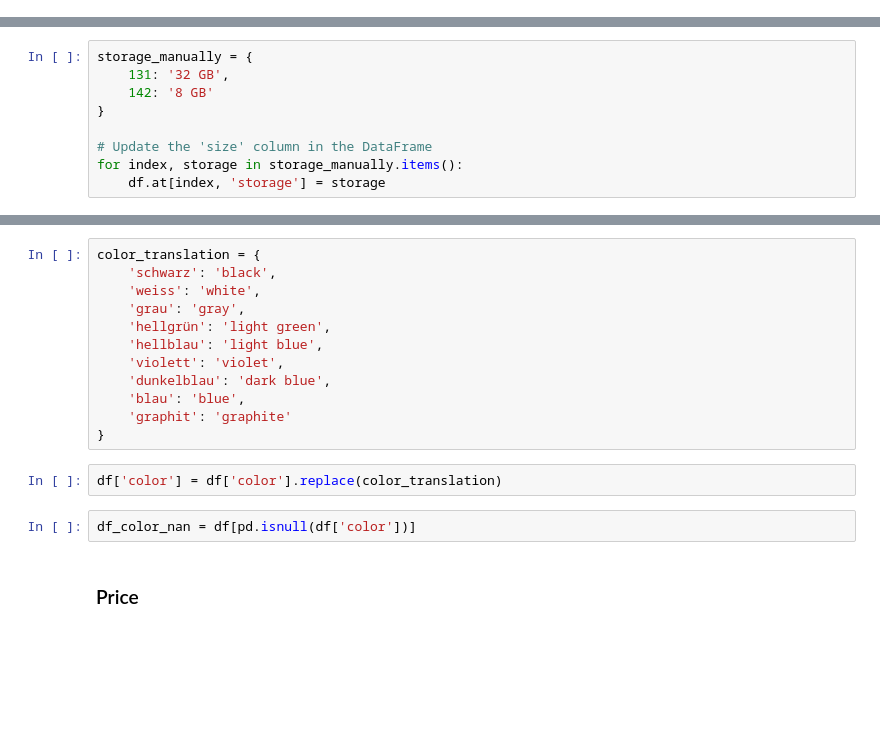
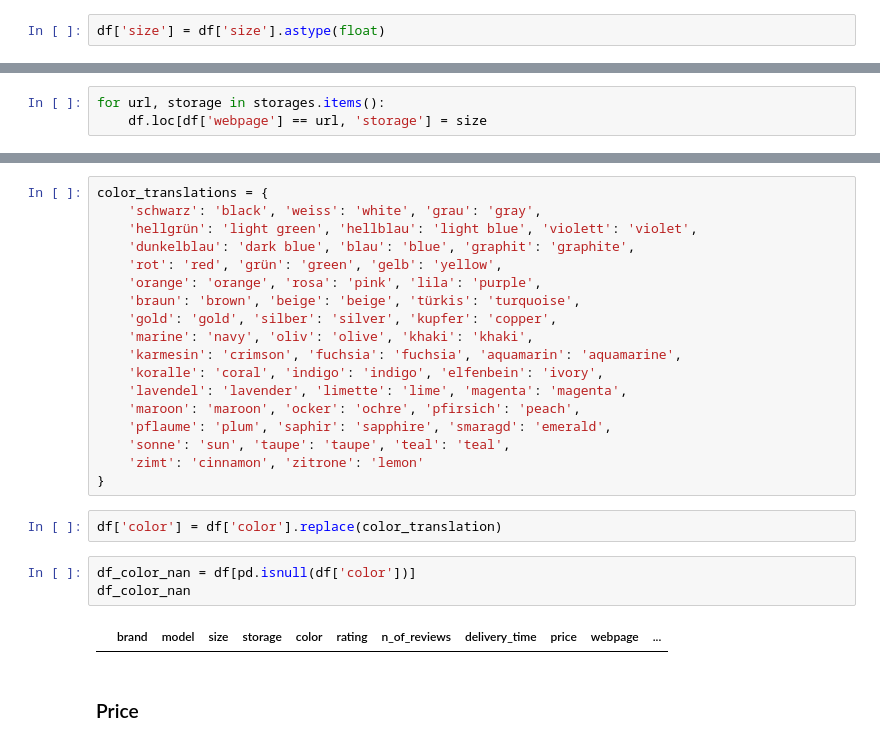
Before and after one commit to AlainRBurkhard/CIP_project, a Jupyter notebook: mediamarkt_cleaning.ipynb, the cells around one changed output, grey strips where cells are left out. Saved outputs shown, nothing was run; the diff lists cells and outputs as text; blank space fills up the shorter version.

```diff
--- a/mediamarkt_cleaning.ipynb
+++ b/mediamarkt_cleaning.ipynb
@@ -249,0 +274,2 @@ df['size'].isnull().sum()
+# %%
+df['size'] = df['size'].astype(float)
@@ -265,9 +297,0 @@ for index, url in storage_verification.items():
-# %%
-storage_manually = {
-    131: '32 GB',
-    142: '8 GB'
-}
-
-# Update the 'size' column in the DataFrame
-for index, storage in storage_manually.items():
-    df.at[index, 'storage'] = storage
@@ -274,3 +342,6 @@ for index, storage in storage_manually.items():
+# %%
+for url, storage in storages.items():
+    df.loc[df['webpage'] == url, 'storage'] = size
 # %% [markdown]
 ### Color
 # %%
@@ -327,19 +414,28 @@ array(['black', 'black titanium', 'midnight', 'natural titanium', 'blue',
 # %%
-color_translation = {
-    'schwarz': 'black',
-    'weiss': 'white',
-    'grau': 'gray',
-    'hellgrün': 'light green',
-    'hellblau': 'light blue',
-    'violett': 'violet',
-    'dunkelblau': 'dark blue',
-    'blau': 'blue',
-    'graphit': 'graphite'
+color_translations = {
+    'schwarz': 'black', 'weiss': 'white', 'grau': 'gray',
+    'hellgrün': 'light green', 'hellblau': 'light blue', 'violett': 'violet',
+    'dunkelblau': 'dark blue', 'blau': 'blue', 'graphit': 'graphite',
+    'rot': 'red', 'grün': 'green', 'gelb': 'yellow',
+    'orange': 'orange', 'rosa': 'pink', 'lila': 'purple',
+    'braun': 'brown', 'beige': 'beige', 'türkis': 'turquoise',
+    'gold': 'gold', 'silber': 'silver', 'kupfer': 'copper',
+    'marine': 'navy', 'oliv': 'olive', 'khaki': 'khaki',
+    'karmesin': 'crimson', 'fuchsia': 'fuchsia', 'aquamarin': 'aquamarine',
+    'koralle': 'coral', 'indigo': 'indigo', 'elfenbein': 'ivory',
+    'lavendel': 'lavender', 'limette': 'lime', 'magenta': 'magenta',
+    'maroon': 'maroon', 'ocker': 'ochre', 'pfirsich': 'peach',
+    'pflaume': 'plum', 'saphir': 'sapphire', 'smaragd': 'emerald',
+    'sonne': 'sun', 'taupe': 'taupe', 'teal': 'teal',
+    'zimt': 'cinnamon', 'zitrone': 'lemon'
 }
 # %%
 df['color'] = df['color'].replace(color_translation)
 # %%
 df_color_nan = df[pd.isnull(df['color'])]
+df_color_nan
+# %% [output]
+|  | brand | model | size | storage | color | rating | n_of_reviews | delivery_time | price | webpage | ... |
 # %% [markdown]
 ### Price
 # %%
```
Also changed, not shown: parts of 44 cells of this notebook, 22 other files.
